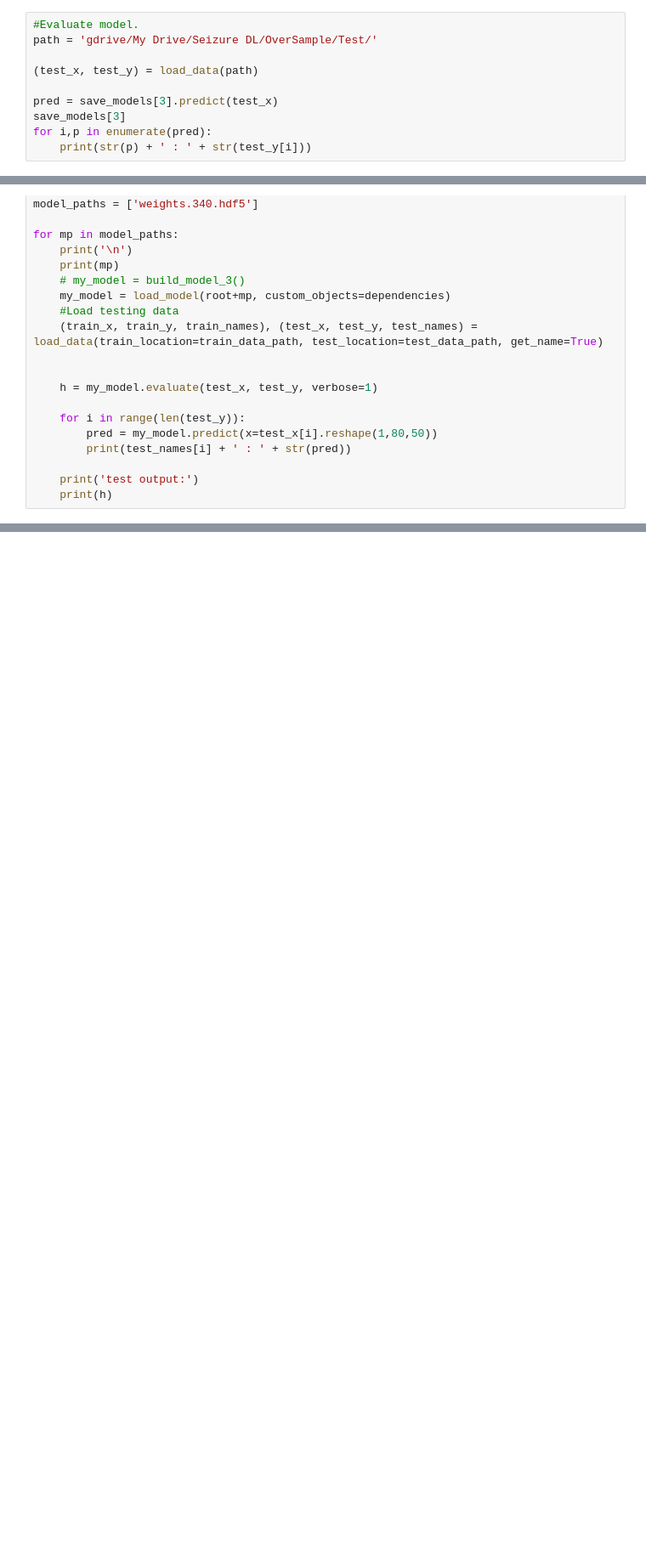
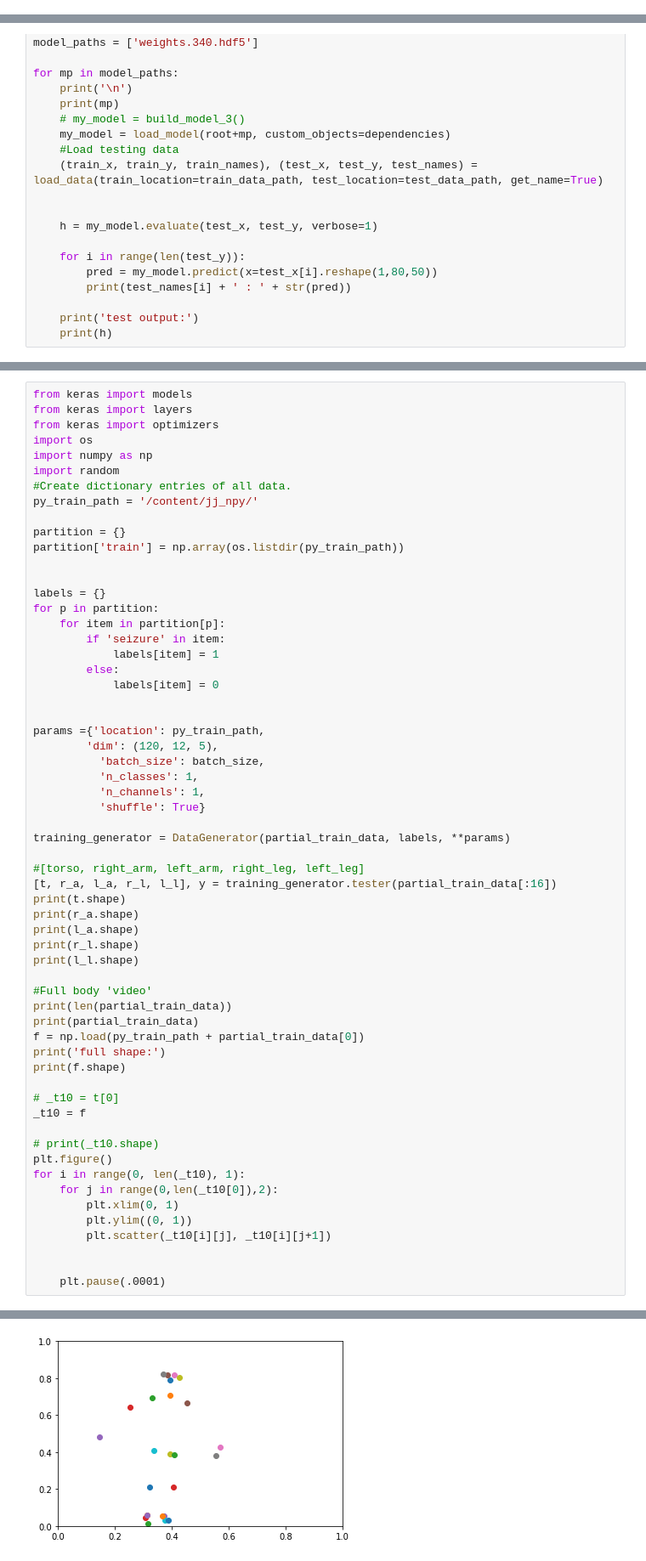
Before and after one commit to josephmhernandez/SeizureDetection, a Jupyter notebook: SeizureDetection.ipynb, the cells around one changed output, grey strips where cells are left out. Shown: that part at 85% size. Cells and saved outputs as stored; diff of their text form; blank space fills up the shorter version.

```diff
--- a/SeizureDetection.ipynb
+++ b/SeizureDetection.ipynb
@@ -556,10 +573,0 @@ for i in range(k):
-# %%
-#Evaluate model.
-path = 'gdrive/My Drive/Seizure DL/OverSample/Test/'
-
-(test_x, test_y) = load_data(path)
-
-pred = save_models[3].predict(test_x)
-save_models[3]
-for i,p in enumerate(pred):
-    print(str(p) + ' : ' + str(test_y[i]))
@@ -779,0 +816,61 @@ for mp in model_paths:
+# %%
+from keras import models
+from keras import layers
+from keras import optimizers
+import os
+import numpy as np
+import random
+#Create dictionary entries of all data.
+py_train_path = '/content/jj_npy/'
+
+partition = {}
+partition['train'] = np.array(os.listdir(py_train_path))
+
+
+labels = {}
+for p in partition:
+    for item in partition[p]:
+        if 'seizure' in item:
+            labels[item] = 1
+        else:
+            labels[item] = 0
+
+
+params ={'location': py_train_path,
+        'dim': (120, 12, 5),
+          'batch_size': batch_size,
+          'n_classes': 1,
+          'n_channels': 1,
+          'shuffle': True}
+
+training_generator = DataGenerator(partial_train_data, labels, **params)
+
+#[torso, right_arm, left_arm, right_leg, left_leg]
+[t, r_a, l_a, r_l, l_l], y = training_generator.tester(partial_train_data[:16])
+print(t.shape)
+print(r_a.shape)
+print(l_a.shape)
+print(r_l.shape)
+print(l_l.shape)
+
+#Full body 'video'
+print(len(partial_train_data))
+print(partial_train_data)
+f = np.load(py_train_path + partial_train_data[0])
+print('full shape:')
+print(f.shape)
+
+# _t10 = t[0]
+_t10 = f
+
+# print(_t10.shape)
+plt.figure()
+for i in range(0, len(_t10), 1):
+    for j in range(0,len(_t10[0]),2):
+        plt.xlim(0, 1)
+        plt.ylim((0, 1))
+        plt.scatter(_t10[i][j], _t10[i][j+1])
+
+
+    plt.pause(.0001)
+# %% [output]
@@ -779,0 +886 @@ for mp in model_paths:
+[figure, added]
```
Also changed, not shown: parts of 38 cells of this notebook.
